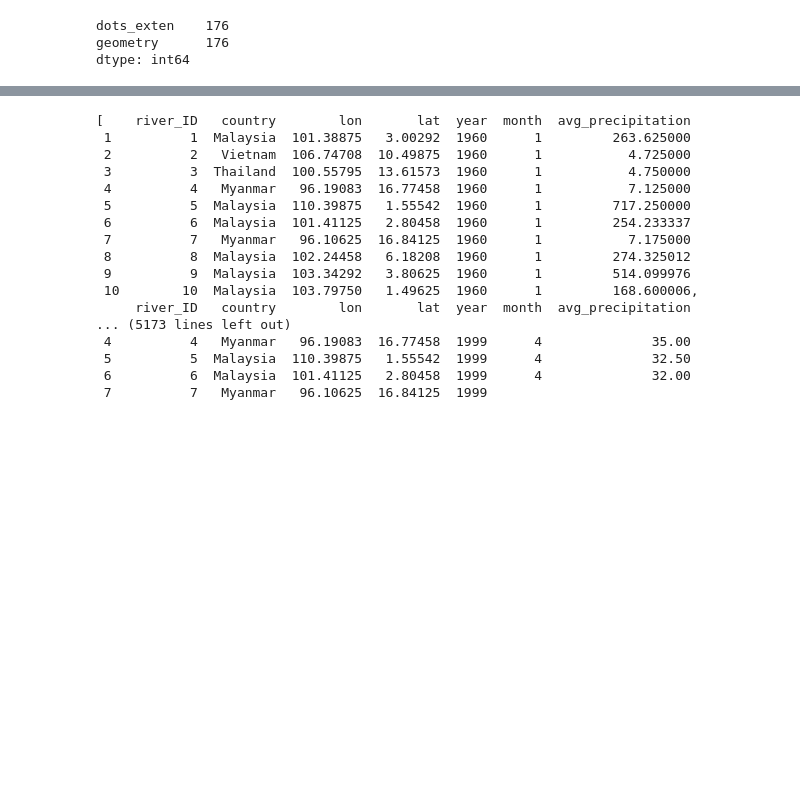
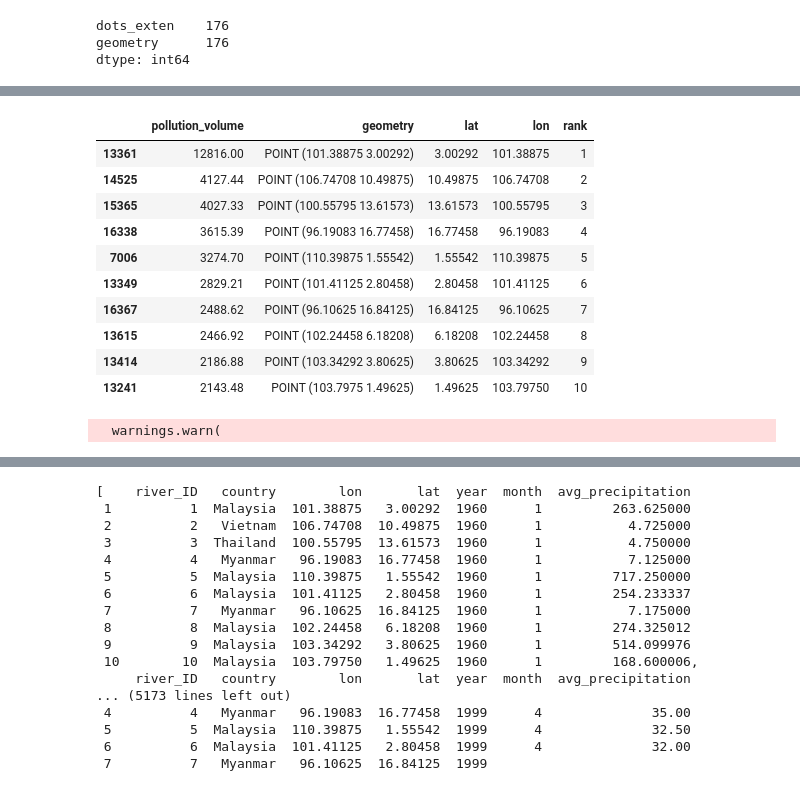
Before and after one commit to lemrob/plastic_pollution_seasonal_variation, a Jupyter notebook: src/preprocessing.ipynb, the cells around one changed output, grey strips where cells are left out. Drawn from its saved outputs; the diff is of its cells as text; code cells hidden in the pictures; blank space fills up the shorter version.

```diff
--- a/src/preprocessing.ipynb
+++ b/src/preprocessing.ipynb
@@ -314,0 +117,4 @@ for decade_folder in sorted(os.listdir(base_dir)):
+# %%
+# Focusing on only SE Asia rivers - creating a longitude and latitude column
+southeast_asia_rivers['lat'] = southeast_asia_rivers.geometry.apply(lambda p: round(p.y,5))
+southeast_asia_rivers['lon'] = southeast_asia_rivers.geometry.apply(lambda p: round(p.x,5))
@@ -314,0 +221,22 @@ for decade_folder in sorted(os.listdir(base_dir)):
+# %%
+SE_top_10
+# %% [output]
+|  | pollution_volume | geometry | lat | lon | rank |
+| 13361 | 12816.00 | POINT (101.38875 3.00292) | 3.00292 | 101.38875 | 1 |
+| 14525 | 4127.44 | POINT (106.74708 10.49875) | 10.49875 | 106.74708 | 2 |
+| 15365 | 4027.33 | POINT (100.55795 13.61573) | 13.61573 | 100.55795 | 3 |
+| 16338 | 3615.39 | POINT (96.19083 16.77458) | 16.77458 | 96.19083 | 4 |
+| 7006 | 3274.70 | POINT (110.39875 1.55542) | 1.55542 | 110.39875 | 5 |
+| 13349 | 2829.21 | POINT (101.41125 2.80458) | 2.80458 | 101.41125 | 6 |
+| 16367 | 2488.62 | POINT (96.10625 16.84125) | 16.84125 | 96.10625 | 7 |
+| 13615 | 2466.92 | POINT (102.24458 6.18208) | 6.18208 | 102.24458 | 8 |
+| 13414 | 2186.88 | POINT (103.34292 3.80625) | 3.80625 | 103.34292 | 9 |
+| 13241 | 2143.48 | POINT (103.7975 1.49625) | 1.49625 | 103.79750 | 10 |
+# %%
+# Reduce hydro rivers to only those intersecting SE_top_10 rivers
+selected_rivers_hydro = gpd.sjoin_nearest(SE_top_10, hydro_rivers_gdf, how='left', distance_col='distance_to_river')
+
+# Drop duplicates
+selected_rivers_hydro = selected_rivers_hydro.drop_duplicates(subset='geometry')
+# %% [output]
+  warnings.warn(
```
Also changed, not shown: parts of 51 cells of this notebook, 2 other files.
